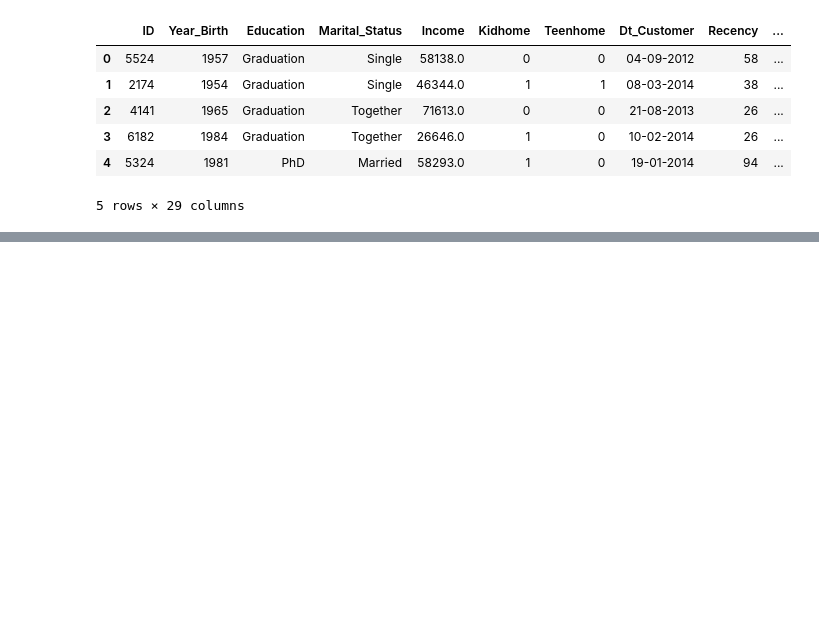
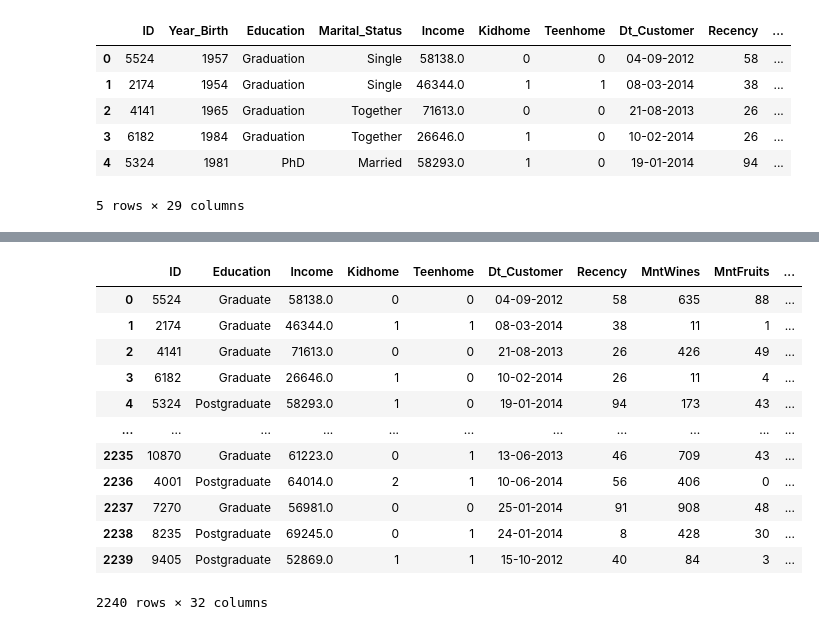
Before and after one commit to KittuPatel/CustomerPersonalityAnalysis, a Jupyter notebook: CustomerPersonalityAnalysis.ipynb, the cells around one changed output, grey strips where cells are left out. Cells and saved outputs as stored; diff of their text form; code cells hidden in the pictures; blank space fills up the shorter version.

Commit message:
Data Cleaning of columns - 0 to 7.

```diff
--- a/CustomerPersonalityAnalysis.ipynb
+++ b/CustomerPersonalityAnalysis.ipynb
@@ -26,0 +88,38 @@ cpa.head()
+# %%
+#Grouping education levels in to three categories
+cpa["Education"]=cpa["Education"].replace({"Basic":"Undergraduate","2n Cycle":"Undergraduate", "Graduation":"Graduate", "Master":"Postgraduate", "PhD":"Postgraduate"})
+# %%
+#Deriving living situation by marital status Solo or Couple
+cpa["Living_With"]=cpa["Marital_Status"].replace({"Married": 2, "Together": 2, "Absurd": 1, "Alone":1, "Widow": 1, "YOLO": 1, "Divorced": 1, "Single": 1,})
+
+#Marital status is no longer required. So, dropping the column
+cpa=cpa.drop(columns="Marital_Status")
+# %%
+#replacing the income with mode.
+mode = cpa['Income'].value_counts().index[0]
+cpa['Income'].fillna(cpa['Income'].value_counts().index[0],inplace=True)
+# %%
+#Grouping the teens and kids as Children
+cpa['Children'] = cpa['Kidhome'] + cpa['Teenhome']
+
+# Deriving a feature for total members in the family.
+cpa["Family_headcount"] = cpa["Living_With"] + cpa['Children']
+
+#creating a feature which describes the  parenthood
+cpa["Is_Parent"] = np.where(cpa.Children> 0, 1, 0)
+# %%
+cpa
+# %% [output]
+|  | ID | Education | Income | Kidhome | Teenhome | Dt_Customer | Recency | MntWines | MntFruits | ... |
+| 0 | 5524 | Graduate | 58138.0 | 0 | 0 | 04-09-2012 | 58 | 635 | 88 | ... |
+| 1 | 2174 | Graduate | 46344.0 | 1 | 1 | 08-03-2014 | 38 | 11 | 1 | ... |
+| 2 | 4141 | Graduate | 71613.0 | 0 | 0 | 21-08-2013 | 26 | 426 | 49 | ... |
+| 3 | 6182 | Graduate | 26646.0 | 1 | 0 | 10-02-2014 | 26 | 11 | 4 | ... |
+| 4 | 5324 | Postgraduate | 58293.0 | 1 | 0 | 19-01-2014 | 94 | 173 | 43 | ... |
+| ... | ... | ... | ... | ... | ... | ... | ... | ... | ... | ... |
+| 2235 | 10870 | Graduate | 61223.0 | 0 | 1 | 13-06-2013 | 46 | 709 | 43 | ... |
+| 2236 | 4001 | Postgraduate | 64014.0 | 2 | 1 | 10-06-2014 | 56 | 406 | 0 | ... |
+| 2237 | 7270 | Graduate | 56981.0 | 0 | 0 | 25-01-2014 | 91 | 908 | 48 | ... |
+| 2238 | 8235 | Postgraduate | 69245.0 | 0 | 1 | 24-01-2014 | 8 | 428 | 30 | ... |
+| 2239 | 9405 | Postgraduate | 52869.0 | 1 | 1 | 15-10-2012 | 40 | 84 | 3 | ... |
+2240 rows × 32 columns
```
Also changed, not shown: parts of 5 cells of this notebook.
